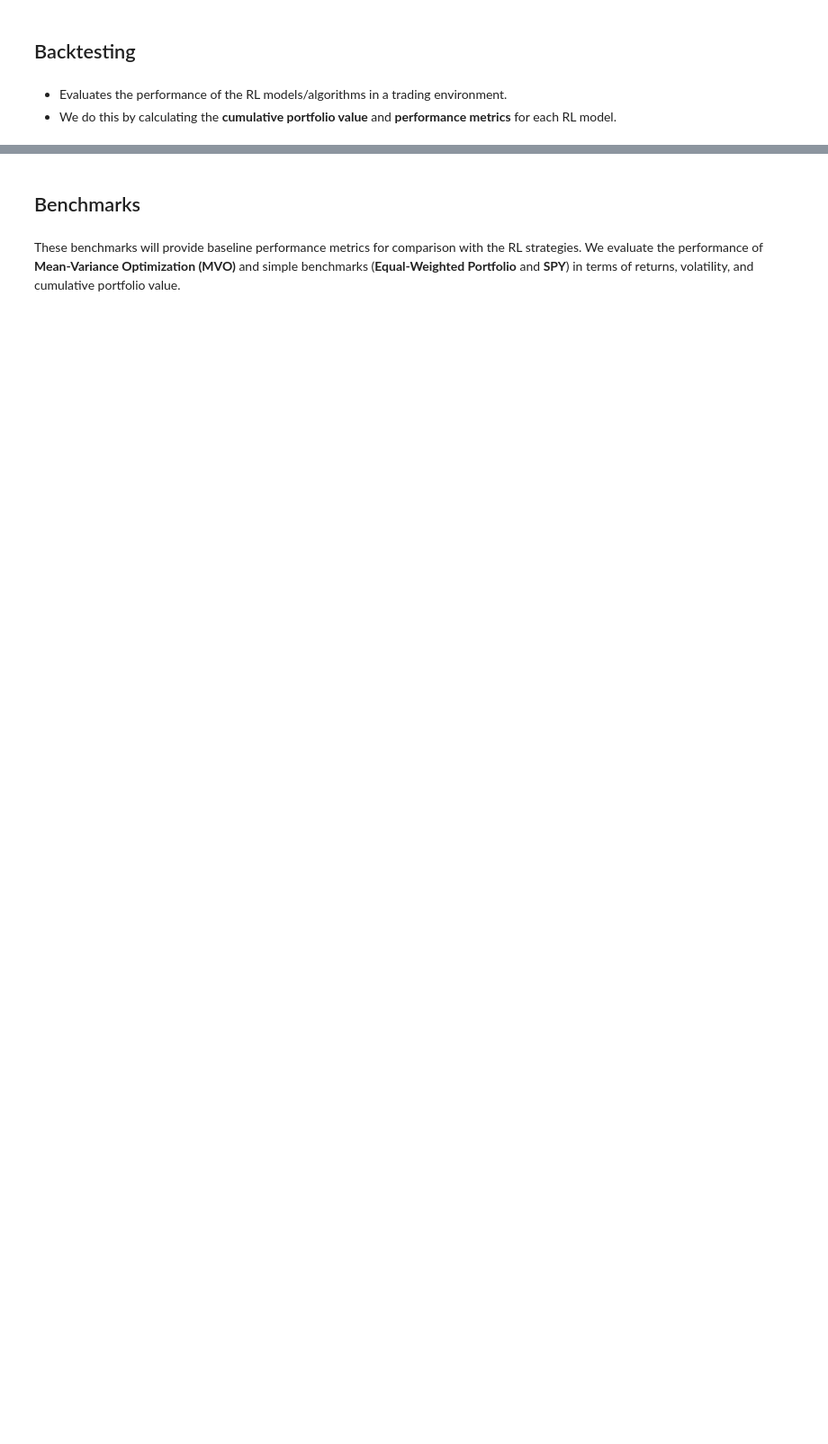
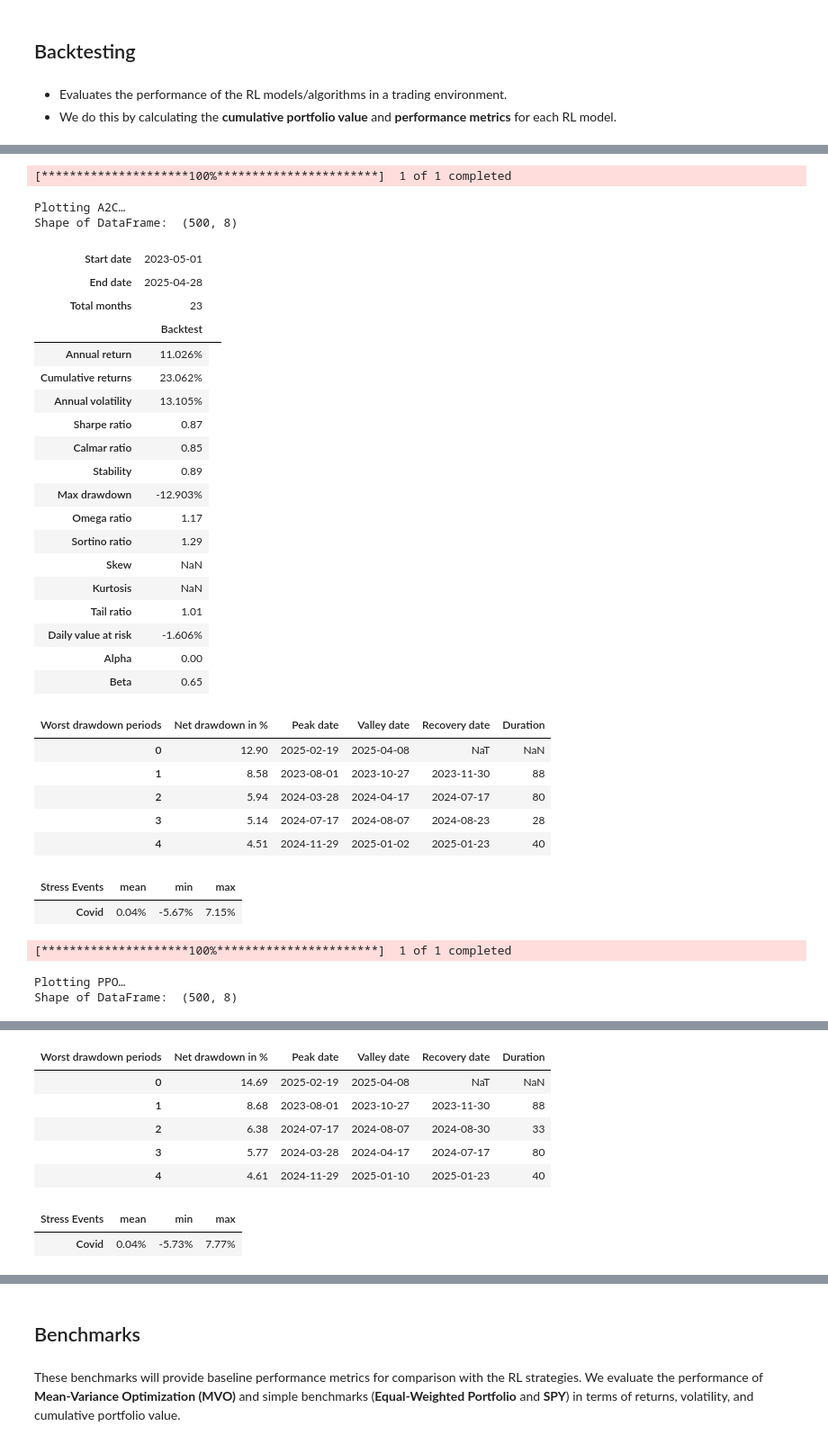
Before and after one commit to denpalrius/portfolio-optimisation, a Jupyter notebook: po_mlp.ipynb, the cells around one changed output, grey strips where cells are left out. Shown at 90% size. Saved outputs shown, nothing was run; the diff lists cells and outputs as text; code cells hidden in the pictures; blank space fills up the shorter version.

```diff
--- a/po_mlp.ipynb
+++ b/po_mlp.ipynb
@@ -324,11 +330,10 @@ Training summary:
 # %% [markdown]
 Load the trained models from memory for analysis without the need for time consuming retraining
 # %%
-def load_models(model_configs, exp_name):
+def load_models(model_configs, results_dir):
     models = {}
-    save_dir = f"results/models/{exp_name}"
     for _, name, _ in model_configs:
-        model_path = f"{save_dir}/{name}_model.zip"
+        model_path = f"{results_dir}/{name}_mlp_model.zip"
         if os.path.exists(model_path):
             print(f"Loading saved model for {name}...")
             models[name] = globals()[name].load(model_path)
@@ -336,10 +341,6 @@ def load_models(model_configs, exp_name):
             print(f"No saved model found for {name}.")
     return models
 
-if models == {}:
-    print("No models loaded. Training will be skipped.")
-    models = load_models(model_configs, "po_experiment_2")
-    print("Models loaded successfully.")
-else:
-    print("Models are already trained and loaded.")
+
+# models = load_models(model_configs, results_dir)
 # %% [output]
@@ -386,0 +394,47 @@ dtype: float64
+# %%
+def plot_backtest_results():
+    for name, res in results.items():
+        print(f"Plotting {name}…")
+        backtest_plot(
+            account_value=res["df"],
+            baseline_start=test_start_date,
+            baseline_end=end_date,
+            baseline_ticker="SPY",
+            value_col_name="account_value",
+        )
+
+plot_backtest_results()
+# %% [output]
+[*********************100%***********************]  1 of 1 completed
+Plotting A2C…
+Shape of DataFrame:  (500, 8)
+| Start date | 2023-05-01 |  |
+| End date | 2025-04-28 |  |
+| Total months | 23 |  |
+|  | Backtest |
+| Annual return | 11.026% |
+| Cumulative returns | 23.062% |
+| Annual volatility | 13.105% |
+| Sharpe ratio | 0.87 |
+| Calmar ratio | 0.85 |
+| Stability | 0.89 |
+| Max drawdown | -12.903% |
+| Omega ratio | 1.17 |
+| Sortino ratio | 1.29 |
+| Skew | NaN |
+| Kurtosis | NaN |
+| Tail ratio | 1.01 |
+| Daily value at risk | -1.606% |
+| Alpha | 0.00 |
+| Beta | 0.65 |
+| Worst drawdown periods | Net drawdown in % | Peak date | Valley date | Recovery date | Duration |
+| 0 | 12.90 | 2025-02-19 | 2025-04-08 | NaT | NaN |
+| 1 | 8.58 | 2023-08-01 | 2023-10-27 | 2023-11-30 | 88 |
+| 2 | 5.94 | 2024-03-28 | 2024-04-17 | 2024-07-17 | 80 |
+| 3 | 5.14 | 2024-07-17 | 2024-08-07 | 2024-08-23 | 28 |
+| 4 | 4.51 | 2024-11-29 | 2025-01-02 | 2025-01-23 | 40 |
+| Stress Events | mean | min | max |
+| Covid | 0.04% | -5.67% | 7.15% |
+[*********************100%***********************]  1 of 1 completed
+Plotting PPO…
+Shape of DataFrame:  (500, 8)
@@ -386,0 +460,8 @@ dtype: float64
+| Worst drawdown periods | Net drawdown in % | Peak date | Valley date | Recovery date | Duration |
+| 0 | 14.69 | 2025-02-19 | 2025-04-08 | NaT | NaN |
+| 1 | 8.68 | 2023-08-01 | 2023-10-27 | 2023-11-30 | 88 |
+| 2 | 6.38 | 2024-07-17 | 2024-08-07 | 2024-08-30 | 33 |
+| 3 | 5.77 | 2024-03-28 | 2024-04-17 | 2024-07-17 | 80 |
+| 4 | 4.61 | 2024-11-29 | 2025-01-10 | 2025-01-23 | 40 |
+| Stress Events | mean | min | max |
+| Covid | 0.04% | -5.73% | 7.77% |
```
Also changed, not shown: parts of 28 cells of this notebook, 29 other files.
